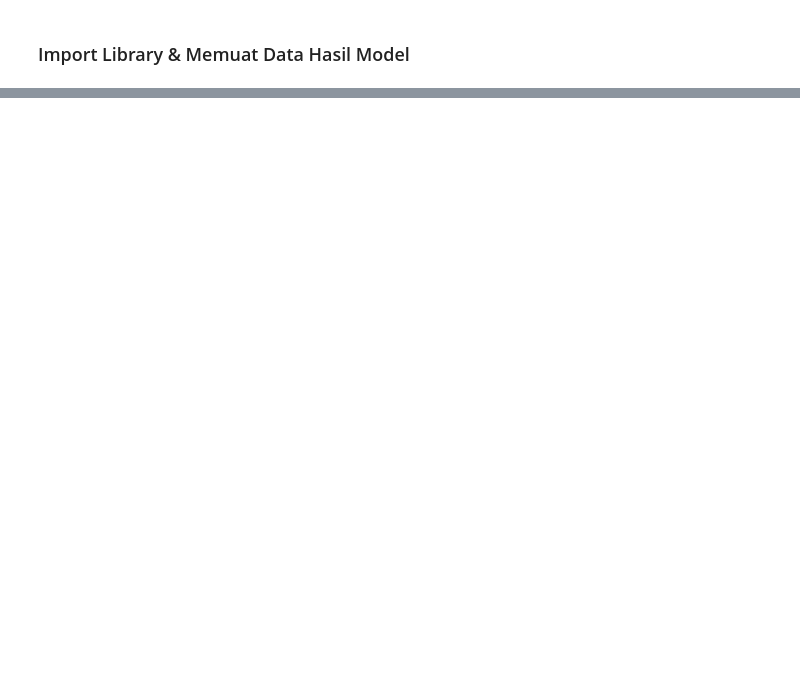
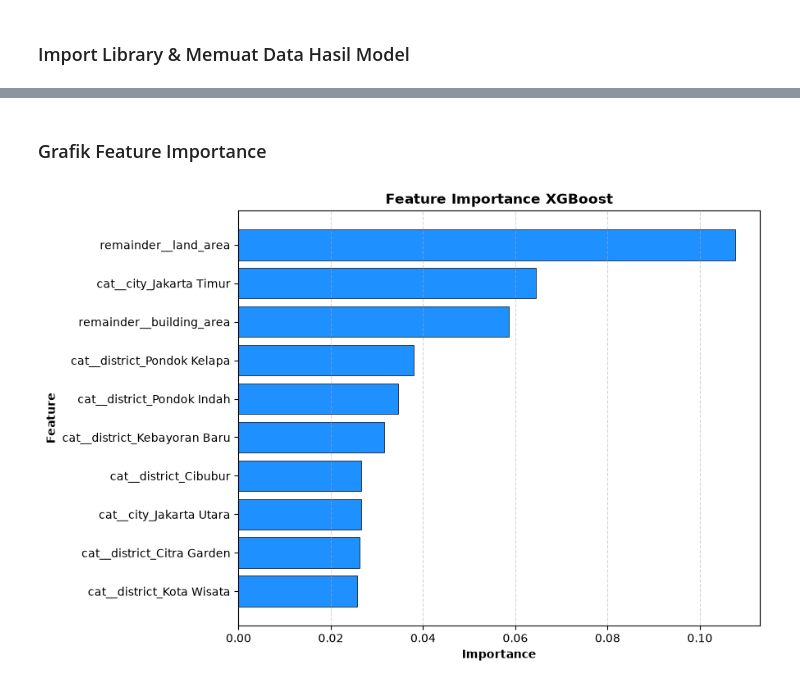
Before and after one commit to TI3G-PBL-House-Price/ml-model-testing, a Jupyter notebook: output/visualisasi_hasil.ipynb, the cells around one changed output, grey strips where cells are left out. Saved outputs shown, nothing was run; the diff lists cells and outputs as text; code cells hidden in the pictures; blank space fills up the shorter version.

```diff
--- a/output/visualisasi_hasil.ipynb
+++ b/output/visualisasi_hasil.ipynb
@@ -61,0 +61,24 @@ plt.show()
+# %% [markdown]
+### Grafik Feature Importance
+# %%
+# Mengambil nama fitur setelah preprocessor dan bobot importance dari model XGBoost
+feature_names = best_model.named_steps['preprocessor'].get_feature_names_out()
+importances = best_model.named_steps['xgb'].feature_importances_
+
+# Membuat DataFrame untuk feature importance dan mengurutkan 10 teratas
+df_importance = pd.DataFrame({
+    'feature': feature_names,
+    'importance': importances
+}).sort_values(by='importance', ascending=True).tail(10)
+
+plt.figure(figsize=(9, 6))
+plt.barh(df_importance['feature'], df_importance['importance'], color='dodgerblue', edgecolor='k', linewidth=0.5)
+
+plt.xlabel('Importance', fontweight='bold')
+plt.ylabel('Feature', fontweight='bold')
+plt.title('Feature Importance XGBoost', fontweight='bold', fontsize=12)
+plt.grid(True, axis='x', linestyle='--', alpha=0.5)
+plt.tight_layout()
+plt.show()
+# %% [output]
+[figure, added]
```
Also changed, not shown: parts of 8 cells of this notebook.
